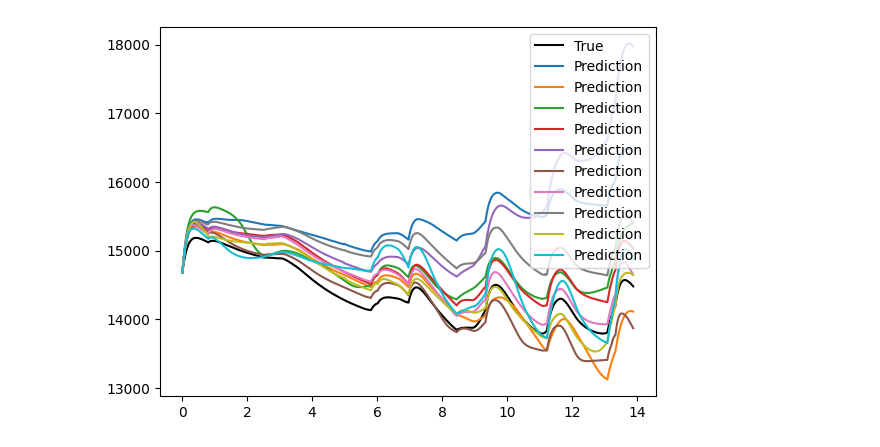
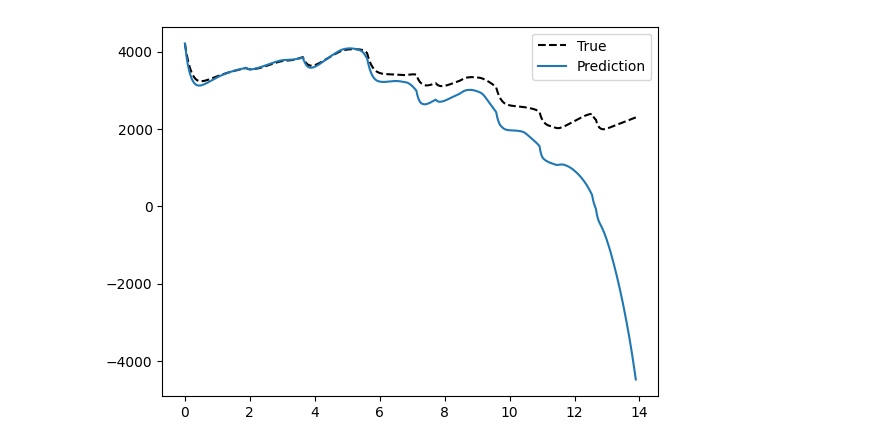
Before and after one commit to emilhaugstvedt/sparsity, a Jupyter notebook: sparsity.ipynb, the cells around one changed output. Saved outputs shown, nothing was run; the diff lists cells and outputs as text; code cells hidden in the pictures.

Commit message:
New plots

```diff
--- a/sparsity.ipynb
+++ b/sparsity.ipynb
@@ -19,39 +35,32 @@ t = torch.linspace(0, test_loader.dataset.DT * len(test_data)/60/60, len(test_da
 # %%
-test_set_size = 4999
-test_set_number = 1
-x_test = test_loader.dataset.x_non_norm[:4999]
-t = torch.linspace(0, test_loader.dataset.DT * len(x_test)/60/60, len(x_test))
+test_set_n = 1
+x_test = test_data[test_set_n]
+t = torch.linspace(0, dt * len(x_test)/60/60, len(x_test))
 # %%
-path = "models/alu/soft_thresholding/l1/model_l1" # plain, soft_thresholding, L1-regularization, dynamic_sparse_reparameterization, magnitude_pruning
+path = "models/alu/L1_regularization/model" # plain, soft_thresholding, L1-regularization, dynamic_sparse_reparameterization, magnitude_pruning
 
-models = load_models(path, n_models=10)
+models = load_models(path, n_models=1)
 # %%
 predictions = []
 for model in models:
     prediction = torch.zeros_like(x_test).detach()
     prediction[:, 8:] = x_test[:, 8:]
-    prediction[:3] = x_test[:3]
+    prediction[:1] = x_test[:1]
     predictions.append(prediction.detach())
 # %%
-dt = test_loader.dataset.DT
-y_std = test_loader.dataset.y_std
-y_mean = test_loader.dataset.y_mean
-x_std = test_loader.dataset.x_std
-x_mean = test_loader.dataset.x_mean
-
 for model, prediction in zip(models, predictions):
-    for i in range(3, len(prediction)):
+    for i in range(1, len(prediction)):
         input = (prediction[i-1] - x_mean) / x_std
         x_dot = model(input) * y_std + y_mean
         prediction[i, :8] = prediction[i-1, :8] + x_dot * dt
 # %%
-state = 3
+state = 0
 steps = 4999 # Max 4999
 
-plt.plot(t[:steps], x_test[:steps, state], label="True", color="black")
+plt.plot(t[:steps], x_test[:steps, state], label="True", color="black", linestyle="--")
 for prediction in predictions:
     plt.plot(t[:steps], prediction[:steps, state].detach(), label="Prediction")
 plt.legend()
 plt.show()
 # %% [output]
-[figure, old version]
+[figure, new version]
```
Also changed, not shown: parts of 6 cells of this notebook.
